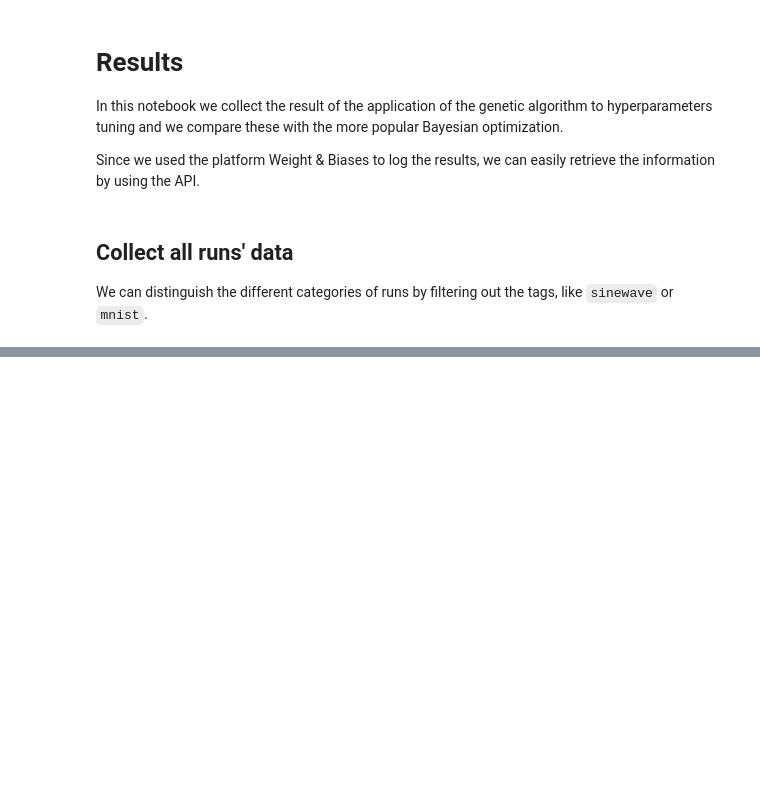
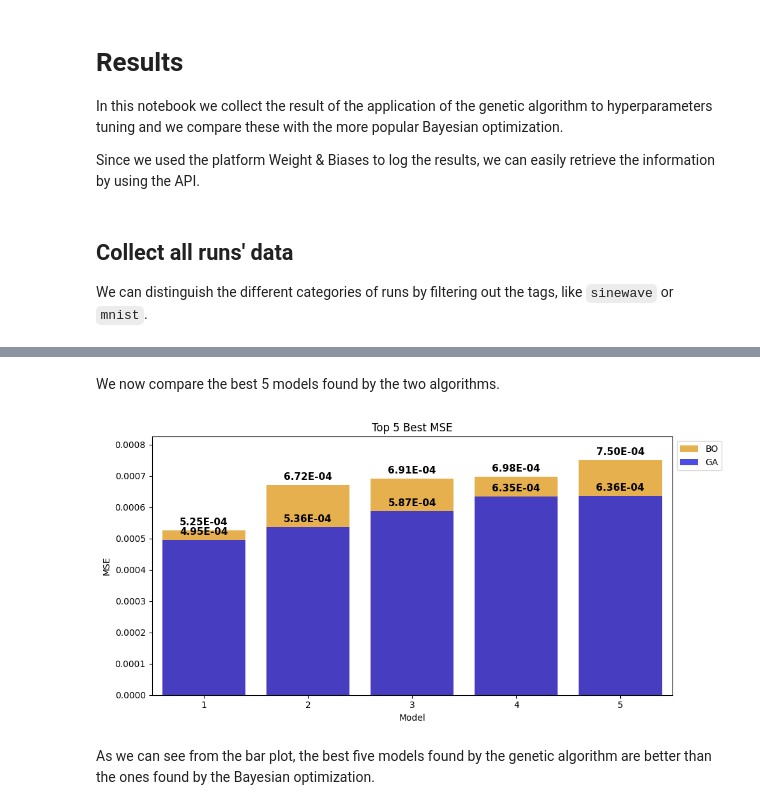
Before and after one commit to GabrielePintus/GMOO-Project, a Jupyter notebook: notebooks/Results Sinewave MLP.ipynb, the cells around one changed output, grey strips where cells are left out. Drawn from its saved outputs; the diff is of its cells as text; code cells hidden in the pictures; blank space fills up the shorter version.

Commit message:
Better notebook

```diff
--- a/notebooks/Results Sinewave MLP.ipynb
+++ b/notebooks/Results Sinewave MLP.ipynb
@@ -109,0 +119,44 @@ plt.show()
+# %% [markdown]
+We now compare the best 5 models found by the two algorithms.
+# %%
+best_5_GA = df_GA.sort_values('val_mse').head(5)['val_mse']
+best_5_BO = df_BO.sort_values('val_mse').head(5)['val_mse']
+
+# Reset index
+best_5_GA = best_5_GA.reset_index(drop=True)
+best_5_BO = best_5_BO.reset_index(drop=True)
+
+# Bar Plot using seaborn and same scale
+# fig, ax = plt.subplots(1, 1, figsize=(10, 5))
+# sns.barplot(x=best_5_BO.index, y=best_5_BO, ax=ax, color='orange', label='BO')
+# sns.barplot(x=best_5_GA.index, y=best_5_GA, ax=ax, color='blue', label='GA')
+# ax.set_title('Top 5 best MSE')
+# ax.set_ylabel('MSE')
+# ax.set_xlabel('Model')
+# ax.legend()
+# plt.tight_layout()
+# plt.show()
+
+# Bar Plot
+fig, ax = plt.subplots(figsize=(10, 5))
+x_axis = np.arange(len(best_5_BO)) + 1
+sns.barplot(x=x_axis, y=best_5_BO, ax=ax, color='orange', label='BO', alpha=0.8)
+sns.barplot(x=x_axis, y=best_5_GA, ax=ax, color='blue', label='GA', alpha=0.8)
+
+# Adding data labels
+for i, (bo, ga) in enumerate(zip(best_5_BO, best_5_GA)):
+    ax.text(i, bo + 0.00001, f'{bo:.2E}', ha='center', va='bottom', color='black', fontsize=11, fontweight='bold')
+    ax.text(i, ga + 0.00001, f'{ga:.2E}', ha='center', va='bottom', color='black', fontsize=11, fontweight='bold')
+
+# Customizing the plot
+ax.set_ylim(0, max(max(best_5_GA), max(best_5_BO)) * 1.1)  # Add 10% space above the tallest bar
+ax.set_title('Top 5 Best MSE')
+ax.set_ylabel('MSE')
+ax.set_xlabel('Model')
+ax.legend(loc='upper left', bbox_to_anchor=(1, 1))
+plt.tight_layout()
+plt.show()
+# %% [output]
+[figure, added]
+# %% [markdown]
+As we can see from the bar plot, the best five models found by the genetic algorithm are better than the ones found by the Bayesian optimization.
```
Also changed, not shown: parts of 20 cells of this notebook, 7 other files.
